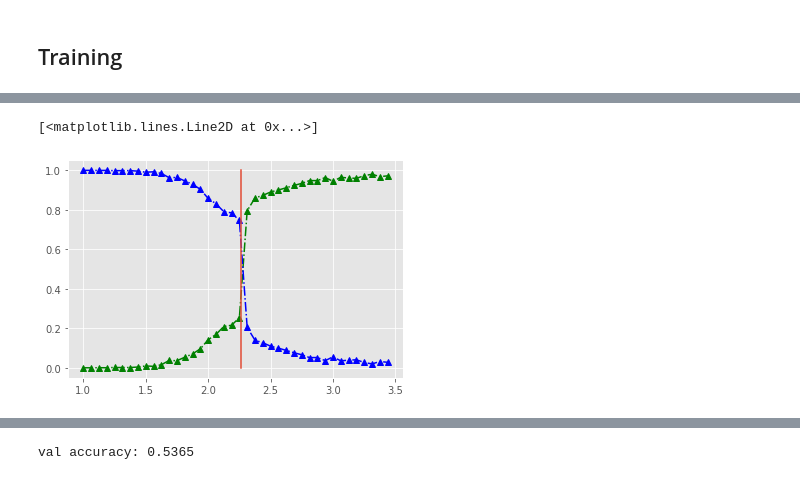
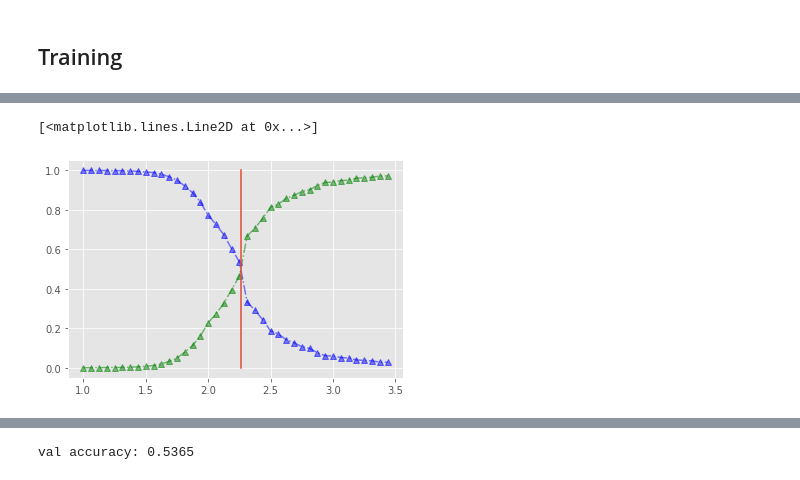
Before and after one commit to Shroedingercat/Self-learning-Monte-carlo-algorithms, a Jupyter notebook: Ising_models.ipynb, the cells around one changed output, grey strips where cells are left out. Drawn from its saved outputs; the diff is of its cells as text; code cells hidden in the pictures.

```diff
--- a/Ising_models.ipynb
+++ b/Ising_models.ipynb
@@ -127 +155,9 @@ class Net(torch.nn.Module):
 net = Net()
+# %%
+device = torch.device("cuda:0" if torch.cuda.is_available() else "cpu")
+X_train = X_train.to(device)
+X_test = X_test.to(device)
+y_train = y_train.to(device)
+y_test = y_test.to(device)
+# %%
+net = net.to(device)
@@ -130,7 +170,7 @@ cr = torch.nn.Softmax()
 criterion = torch.nn.CrossEntropyLoss()
 lr=0.001
 optimizer = torch.optim.Adam(net.parameters(), lr=lr)
-for e in range(1000):
+for e in range(400):
     net.train()
     output = net.forward(X_train.float())
     loss = criterion(output, y_train.long())
@@ -138,10 +178,10 @@ for e in range(1000):
     optimizer.step()
     net.zero_grad()
 
-    if e % 100 == 0:
+    if e % 10 == 0:
         net.eval()
         output_val = net.forward(X_test.float())
-        print("val accuracy:",
+        print(e, ":", "val accuracy:",
               ((np.around(cr(output_val)[:, 1].detach().numpy()) == y_test.detach().numpy()).sum())/y_test.detach().numpy().shape[0],
              "train accuracy:", ((np.around(cr(output)[:, 1].detach().numpy()) == y_train.detach().numpy()).sum())/y_train.detach().numpy().shape[0])
 # %% [output]
@@ -156,14 +205,21 @@ KeyboardInterrupt:
 # %%
+output = net.forward(X_train.float())
+output_val = net.forward(X_test.float())
 output_soft = cr(output).detach().numpy()
 output_val_soft = cr(output_val).detach().numpy()
 # %%
-sample_size_train = 100
 x_line = np.arange(0,1.2,0.2)
-output_0 = [np.mean(output_soft[i*sample_size_train:(i+1)*sample_size_train, 0]) for i in range(x.shape[0])]
-plt.plot(x, output_0, '-.^g')
-output_1 = [np.mean(output_soft[i*sample_size_train:(i+1)*sample_size_train, 1]) for i in range(x.shape[0])]
-plt.plot(x, output_1, '-.^b')
+output_0 = []
+for T in np.unique(X_train_time):
+    indexes = np.where(X_train_time == T)
+    output_0.append(output_soft[:, 0][indexes].mean())
+plt.plot(x, output_0, '-.^g', alpha=0.5)
+output_1 = []
+for T in np.unique(X_train_time):
+    indexes = np.where(X_train_time == T)
+    output_1.append(output_soft[:, 1][indexes].mean())
+plt.plot(x, output_1, '-.^b', alpha=0.5)
 plt.plot([2.266]*x_line.shape[0], x_line, '-')
 # %% [output]
 [<matplotlib.lines.Line2D at 0x...>]
-[figure, old version]
+[figure, new version]
```
Also changed, not shown: parts of 22 cells of this notebook, 2 other files.
